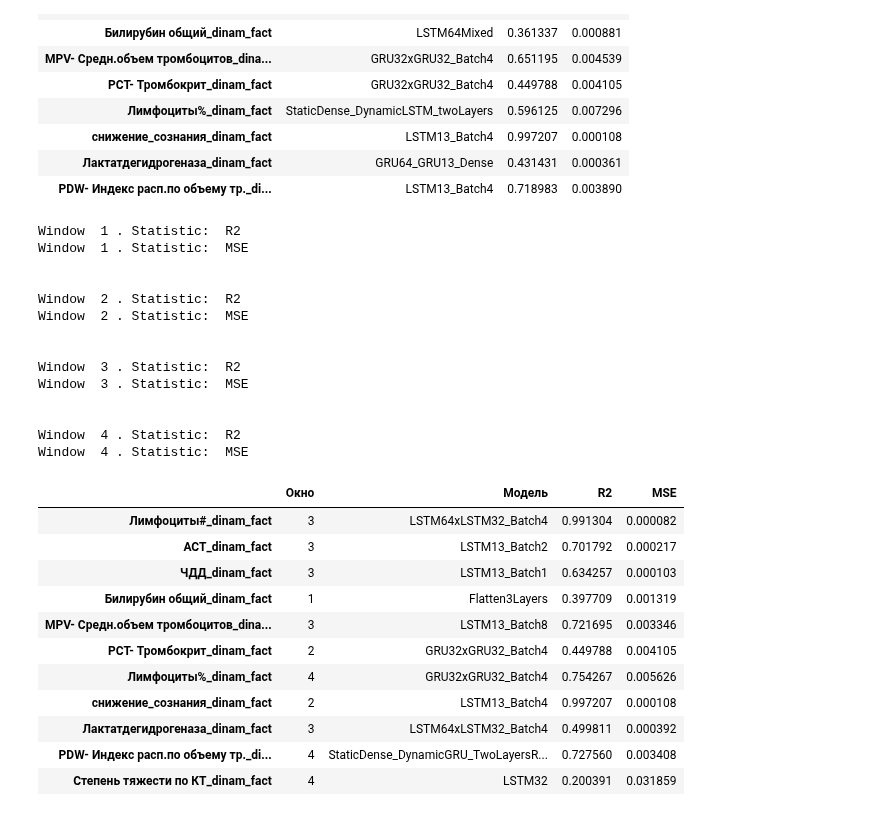
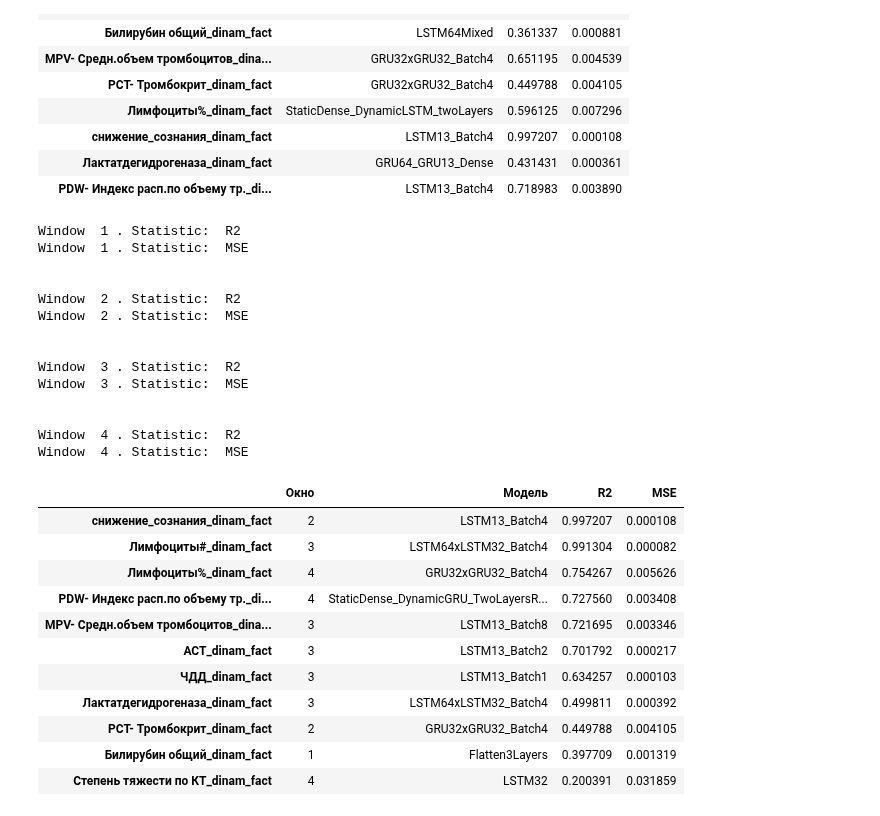
Before and after one commit to geniusserg/CovidPredict, a Jupyter notebook: report.ipynb, the cells around one changed output. Cells and saved outputs as stored; diff of their text form; code cells hidden in the pictures.

```diff
--- a/report.ipynb
+++ b/report.ipynb
@@ -223,39 +223,41 @@ Window  2 . Statistic:  MSE
 # %%
 params = {}
 for win in range(1, 5):
     dfx = summary_on_window(win)
     for p in dfx.index:
         if (p not in params):
             params[p] = [win, dfx.loc[p]["Модель"], dfx.loc[p]["R2"], dfx.loc[p]["MSE"]]
         else:
             if (params[p][2] < dfx.loc[p]["R2"]):
                 params[p] = [win, dfx.loc[p]["Модель"], dfx.loc[p]["R2"], dfx.loc[p]["MSE"]]
 
-pd.DataFrame(params.values(), columns=["Окно", *dfx.columns], index=params.keys())
+result = pd.DataFrame(params.values(), columns=["Окно", *dfx.columns], index=params.keys())
+result = result.sort_values("R2", ascending=False)
+result
 # %% [output]
 Window  1 . Statistic:  R2
 Window  1 . Statistic:  MSE
 
 
 Window  2 . Statistic:  R2
 Window  2 . Statistic:  MSE
 
 
 Window  3 . Statistic:  R2
 Window  3 . Statistic:  MSE
 
 
 Window  4 . Statistic:  R2
 Window  4 . Statistic:  MSE
 |  | Окно | Модель | R2 | MSE |
+| снижение_сознания_dinam_fact | 2 | LSTM13_Batch4 | 0.997207 | 0.000108 |
 | Лимфоциты#_dinam_fact | 3 | LSTM64xLSTM32_Batch4 | 0.991304 | 0.000082 |
+| Лимфоциты%_dinam_fact | 4 | GRU32xGRU32_Batch4 | 0.754267 | 0.005626 |
+| PDW- Индекс расп.по объему тр._di... | 4 | StaticDense_DynamicGRU_TwoLayersR... | 0.727560 | 0.003408 |
+| MPV- Средн.объем тромбоцитов_dina... | 3 | LSTM13_Batch8 | 0.721695 | 0.003346 |
 | АСТ_dinam_fact | 3 | LSTM13_Batch2 | 0.701792 | 0.000217 |
 | ЧДД_dinam_fact | 3 | LSTM13_Batch1 | 0.634257 | 0.000103 |
+| Лактатдегидрогеназа_dinam_fact | 3 | LSTM64xLSTM32_Batch4 | 0.499811 | 0.000392 |
+| PCT- Тромбокрит_dinam_fact | 2 | GRU32xGRU32_Batch4 | 0.449788 | 0.004105 |
 | Билирубин общий_dinam_fact | 1 | Flatten3Layers | 0.397709 | 0.001319 |
-| MPV- Средн.объем тромбоцитов_dina... | 3 | LSTM13_Batch8 | 0.721695 | 0.003346 |
-| PCT- Тромбокрит_dinam_fact | 2 | GRU32xGRU32_Batch4 | 0.449788 | 0.004105 |
-| Лимфоциты%_dinam_fact | 4 | GRU32xGRU32_Batch4 | 0.754267 | 0.005626 |
-| снижение_сознания_dinam_fact | 2 | LSTM13_Batch4 | 0.997207 | 0.000108 |
-| Лактатдегидрогеназа_dinam_fact | 3 | LSTM64xLSTM32_Batch4 | 0.499811 | 0.000392 |
-| PDW- Индекс расп.по объему тр._di... | 4 | StaticDense_DynamicGRU_TwoLayersR... | 0.727560 | 0.003408 |
 | Cтепень тяжести по КТ_dinam_fact | 4 | LSTM32 | 0.200391 | 0.031859 |
```
Also changed, not shown: 2 other files.
